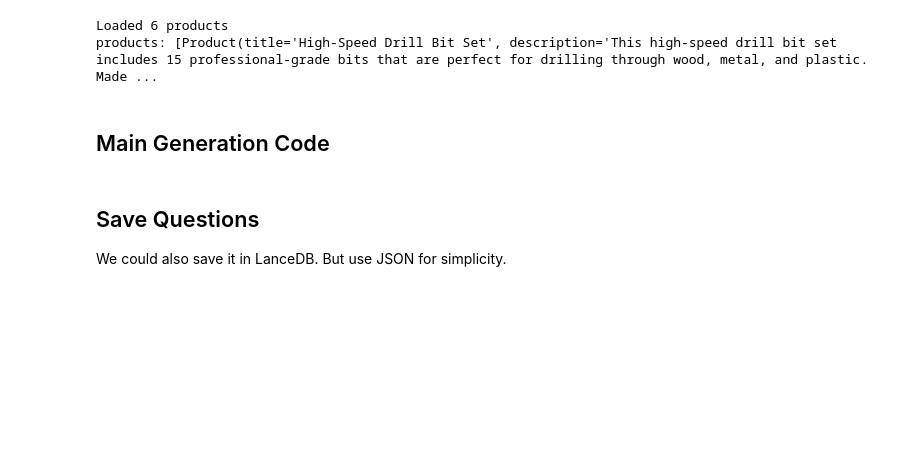
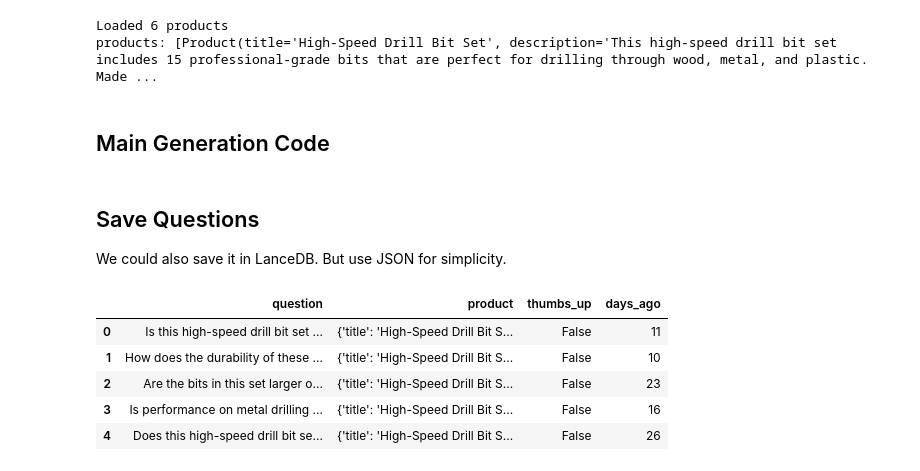
Before and after one commit to hichana/systematically-improving-rag, a Jupyter notebook: week2_question_classification/example_notebook/make_prod_questions.ipynb, the cells around one changed output. Drawn from its saved outputs; the diff is of its cells as text; code cells hidden in the pictures; blank space fills up the shorter version.

```diff
--- a/week2_question_classification/example_notebook/make_prod_questions.ipynb
+++ b/week2_question_classification/example_notebook/make_prod_questions.ipynb
@@ -198,3 +198,19 @@ def serialize_question(q: UntypedQuestion):
 with open("prod_questions.json", "w") as f:
     serialized = [serialize_question(q) for q in questions]
     json.dump(serialized, f, default=str)
+# %%
+# Read the file back
+with open("prod_questions.json", "r") as f:
+    loaded_questions = json.load(f)
+
+# Or use a pandas DataFrame for a nicer display
+import pandas as pd
+df = pd.DataFrame(loaded_questions)
+display(df.head())  # This will display the first 5 rows in a tabular format
+# %% [output]
+|  | question | product | thumbs_up | days_ago |
+| 0 | Is this high-speed drill bit set ... | {'title': 'High-Speed Drill Bit S... | False | 11 |
+| 1 | How does the durability of these ... | {'title': 'High-Speed Drill Bit S... | False | 10 |
+| 2 | Are the bits in this set larger o... | {'title': 'High-Speed Drill Bit S... | False | 23 |
+| 3 | Is performance on metal drilling ... | {'title': 'High-Speed Drill Bit S... | False | 16 |
+| 4 | Does this high-speed drill bit se... | {'title': 'High-Speed Drill Bit S... | False | 26 |
```
Also changed, not shown: 2 other files.
